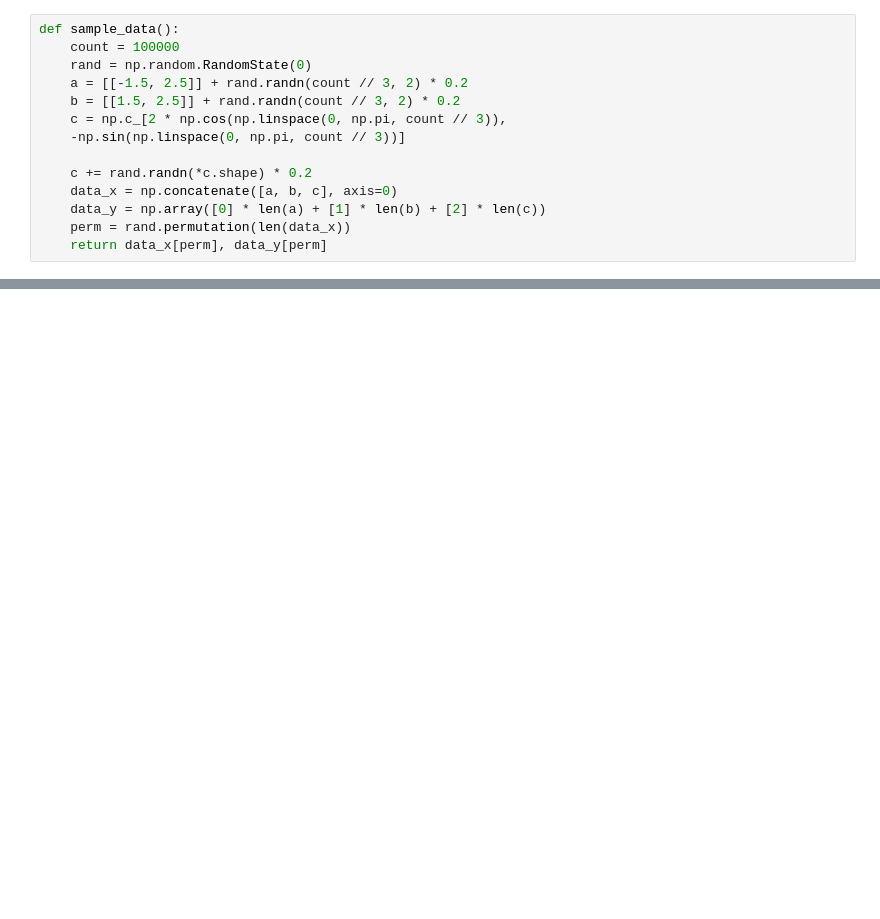
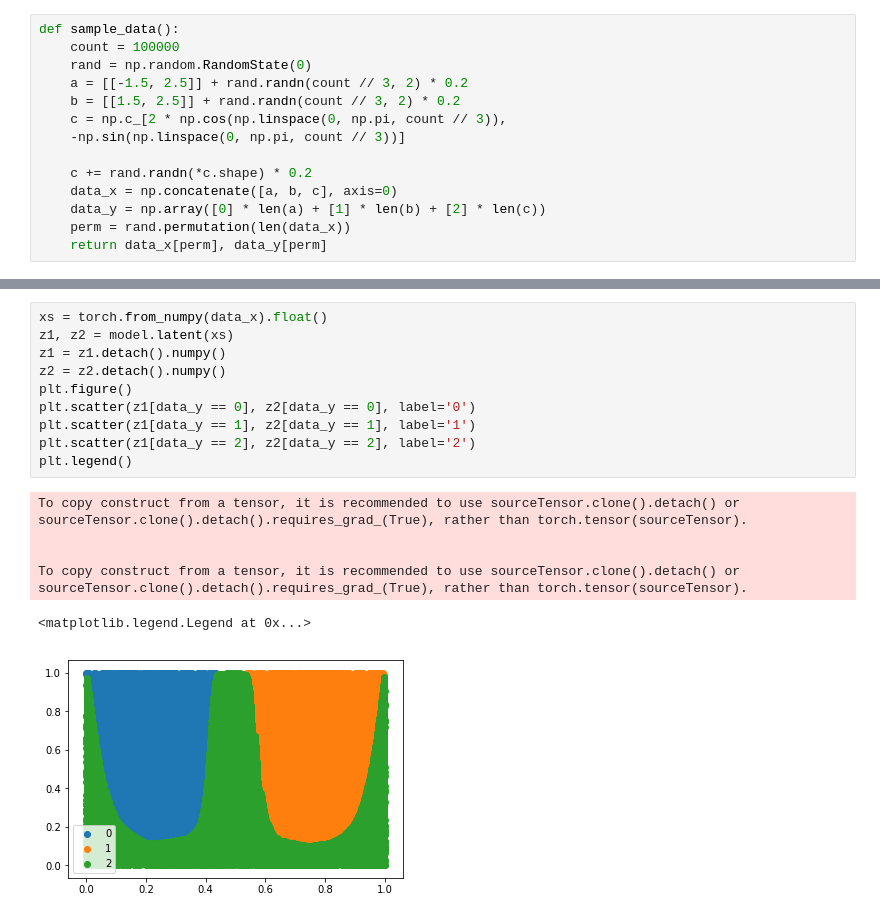
Before and after one commit to annikura/dul_homeworks, a Jupyter notebook: DUL, hw2, task 1.ipynb, the cells around one changed output, grey strips where cells are left out. Cells and saved outputs as stored; diff of their text form; blank space fills up the shorter version.

```diff
--- a/DUL, hw2, task 1.ipynb
+++ b/DUL, hw2, task 1.ipynb
@@ -84,0 +175,17 @@ class MADE(torch.nn.Module):
+# %%
+xs = torch.from_numpy(data_x).float()
+z1, z2 = model.latent(xs)
+z1 = z1.detach().numpy()
+z2 = z2.detach().numpy()
+plt.figure()
+plt.scatter(z1[data_y == 0], z2[data_y == 0], label='0')
+plt.scatter(z1[data_y == 1], z2[data_y == 1], label='1')
+plt.scatter(z1[data_y == 2], z2[data_y == 2], label='2')
+plt.legend()
+# %% [output]
+To copy construct from a tensor, it is recommended to use sourceTensor.clone().detach() or sourceTensor.clone().detach().requires_grad_(True), rather than torch.tensor(sourceTensor).
+
+
+To copy construct from a tensor, it is recommended to use sourceTensor.clone().detach() or sourceTensor.clone().detach().requires_grad_(True), rather than torch.tensor(sourceTensor).
+<matplotlib.legend.Legend at 0x...>
+[figure, added]
```
Also changed, not shown: parts of 14 cells of this notebook.
